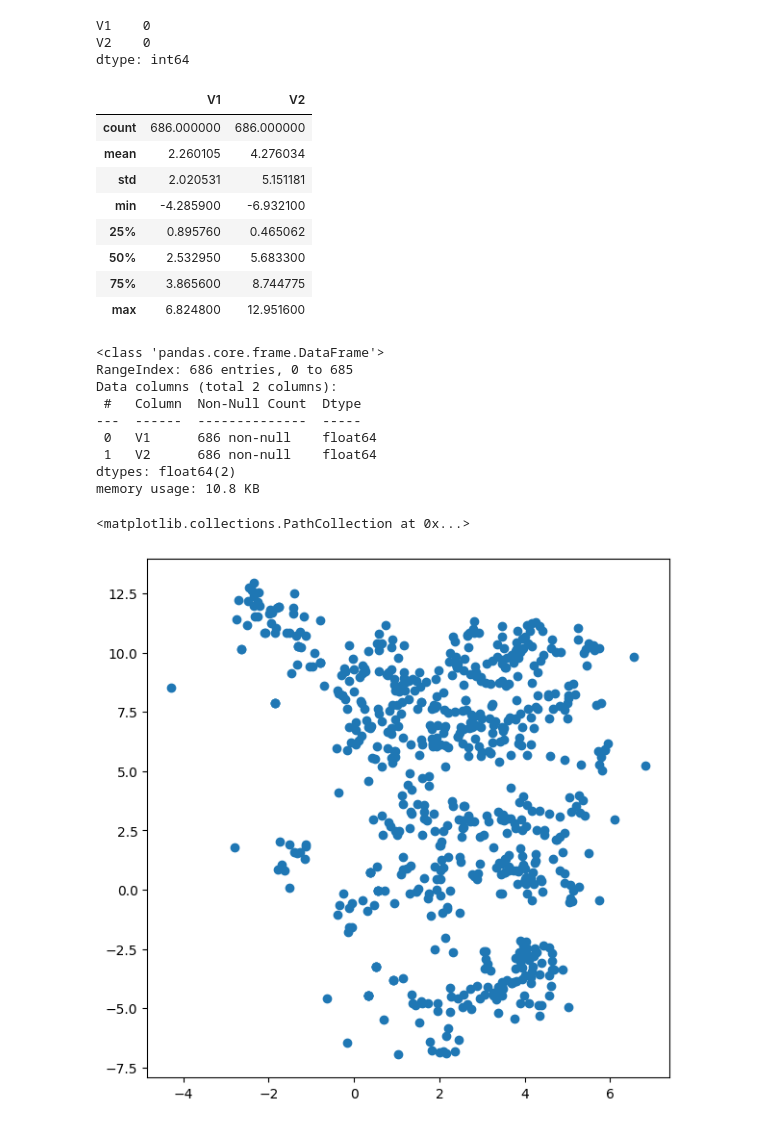
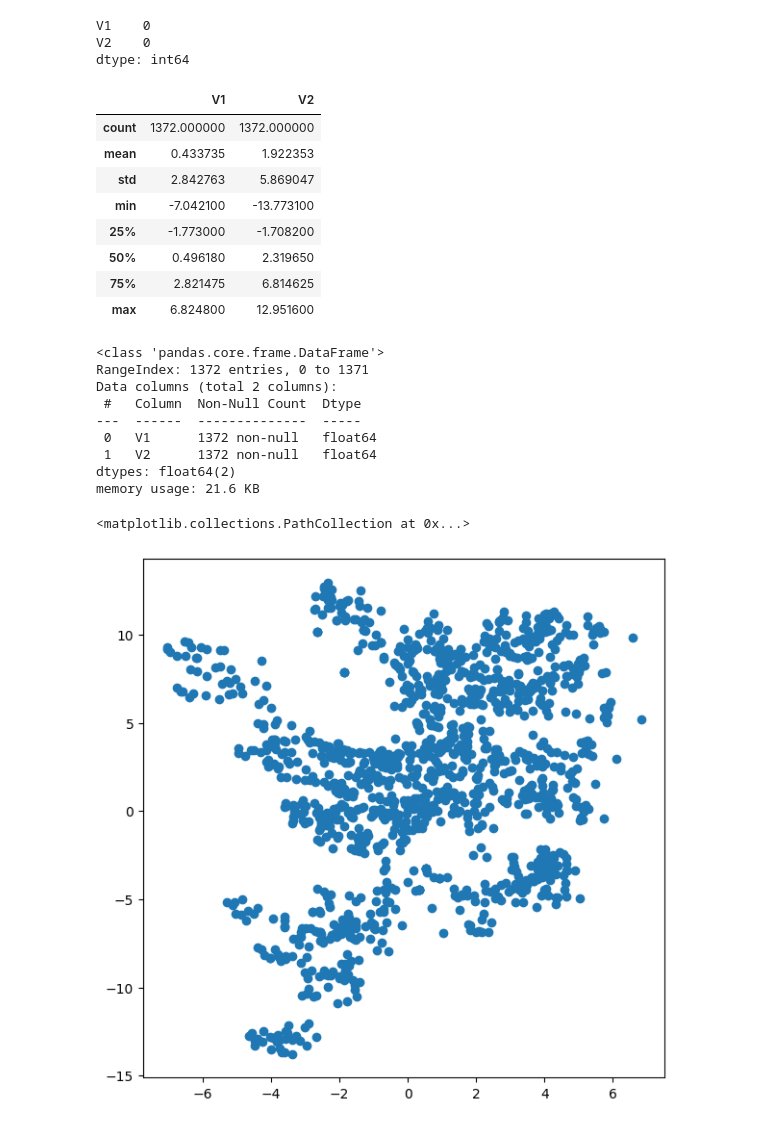
Before and after one commit to Chissanu/KMITL, a Jupyter notebook: Cognitive/K-means/main.ipynb, the cells around one changed output. Drawn from its saved outputs; the diff is of its cells as text; code cells hidden in the pictures.

```diff
--- a/Cognitive/K-means/main.ipynb
+++ b/Cognitive/K-means/main.ipynb
@@ -35,33 +14,33 @@ V1    0
 V2    0
 dtype: int64
 # %%
-df1.describe()
+df.describe()
 # %% [output]
 |  | V1 | V2 |
-| count | 686.000000 | 686.000000 |
-| mean | 2.260105 | 4.276034 |
-| std | 2.020531 | 5.151181 |
-| min | -4.285900 | -6.932100 |
-| 25% | 0.895760 | 0.465062 |
-| 50% | 2.532950 | 5.683300 |
-| 75% | 3.865600 | 8.744775 |
+| count | 1372.000000 | 1372.000000 |
+| mean | 0.433735 | 1.922353 |
+| std | 2.842763 | 5.869047 |
+| min | -7.042100 | -13.773100 |
+| 25% | -1.773000 | -1.708200 |
+| 50% | 0.496180 | 2.319650 |
+| 75% | 2.821475 | 6.814625 |
 | max | 6.824800 | 12.951600 |
 # %%
-df1.info()
+df.info()
 # %% [output]
 <class 'pandas.core.frame.DataFrame'>
-RangeIndex: 686 entries, 0 to 685
+RangeIndex: 1372 entries, 0 to 1371
 Data columns (total 2 columns):
  #   Column  Non-Null Count  Dtype
 ---  ------  --------------  -----
- 0   V1      686 non-null    float64
- 1   V2      686 non-null    float64
+ 0   V1      1372 non-null   float64
+ 1   V2      1372 non-null   float64
 dtypes: float64(2)
-memory usage: 10.8 KB
+memory usage: 21.6 KB
 # %%
 plt.figure(figsize = [7, 7])
-plt.scatter(df1.V1, df1.V2)
+plt.scatter(df.V1, df.V2)
 # %% [output]
 <matplotlib.collections.PathCollection at 0x...>
-[figure, old version]
+[figure, new version]
 # %%
```
Also changed, not shown: parts of 13 cells of this notebook, 2 other files.
